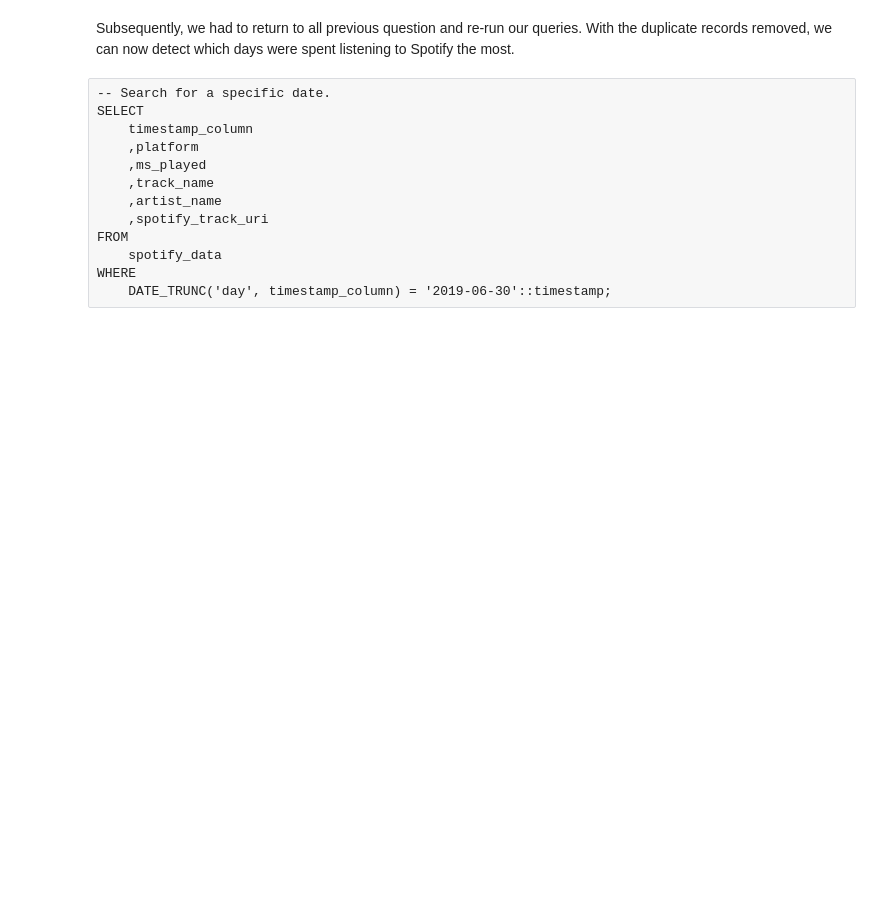
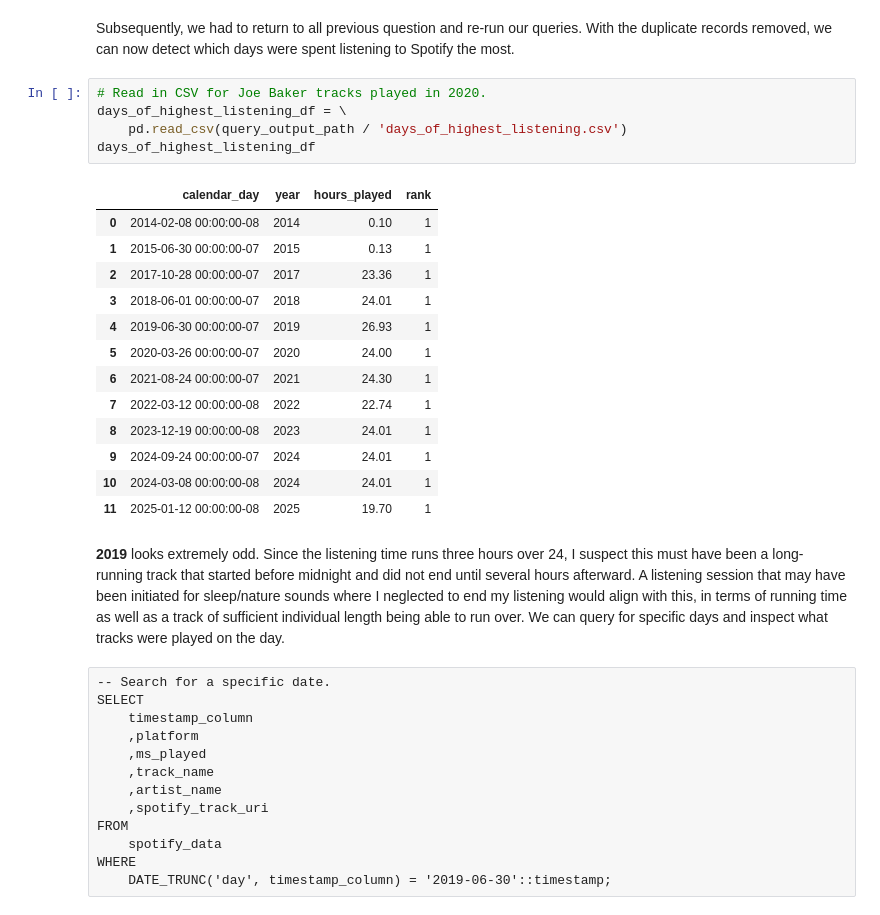
Before and after one commit to terryjbates/Spotify_Streaming_Data_Analysis, a Jupyter notebook: notebooks/Spotify_Streaming_Analysis.ipynb, the cells around one changed output. Saved outputs shown, nothing was run; the diff lists cells and outputs as text; blank space fills up the shorter version.

```diff
--- a/notebooks/Spotify_Streaming_Analysis.ipynb
+++ b/notebooks/Spotify_Streaming_Analysis.ipynb
@@ -2625,6 +2625,27 @@ WHERE
   a.ms_played = b.ms_played;
 # %% [markdown]
 Subsequently, we had to return to all previous question and re-run our queries. With the duplicate records removed, we can now detect which days were spent listening to Spotify the most.
+# %%
+# Read in CSV for Joe Baker tracks played in 2020.
+days_of_highest_listening_df = \
+    pd.read_csv(query_output_path / 'days_of_highest_listening.csv')
+days_of_highest_listening_df
+# %% [output]
+|  | calendar_day | year | hours_played | rank |
+| 0 | 2014-02-08 00:00:00-08 | 2014 | 0.10 | 1 |
+| 1 | 2015-06-30 00:00:00-07 | 2015 | 0.13 | 1 |
+| 2 | 2017-10-28 00:00:00-07 | 2017 | 23.36 | 1 |
+| 3 | 2018-06-01 00:00:00-07 | 2018 | 24.01 | 1 |
+| 4 | 2019-06-30 00:00:00-07 | 2019 | 26.93 | 1 |
+| 5 | 2020-03-26 00:00:00-07 | 2020 | 24.00 | 1 |
+| 6 | 2021-08-24 00:00:00-07 | 2021 | 24.30 | 1 |
+| 7 | 2022-03-12 00:00:00-08 | 2022 | 22.74 | 1 |
+| 8 | 2023-12-19 00:00:00-08 | 2023 | 24.01 | 1 |
+| 9 | 2024-09-24 00:00:00-07 | 2024 | 24.01 | 1 |
+| 10 | 2024-03-08 00:00:00-08 | 2024 | 24.01 | 1 |
+| 11 | 2025-01-12 00:00:00-08 | 2025 | 19.70 | 1 |
+# %% [markdown]
+**2019** looks extremely odd. Since the listening time runs three hours over 24, I suspect this must have been a long-running track that started before midnight and did not end until several hours afterward. A listening session that may have been initiated for sleep/nature sounds where I neglected to end my listening would align with this, in terms of running time as well as a track of sufficient individual length being able to run over. We can query for specific days and inspect what tracks were played on the day.
 # %% [raw]
 -- Search for a specific date.
 SELECT
```
Also changed, not shown: parts of 13 cells of this notebook, 1 other file.
